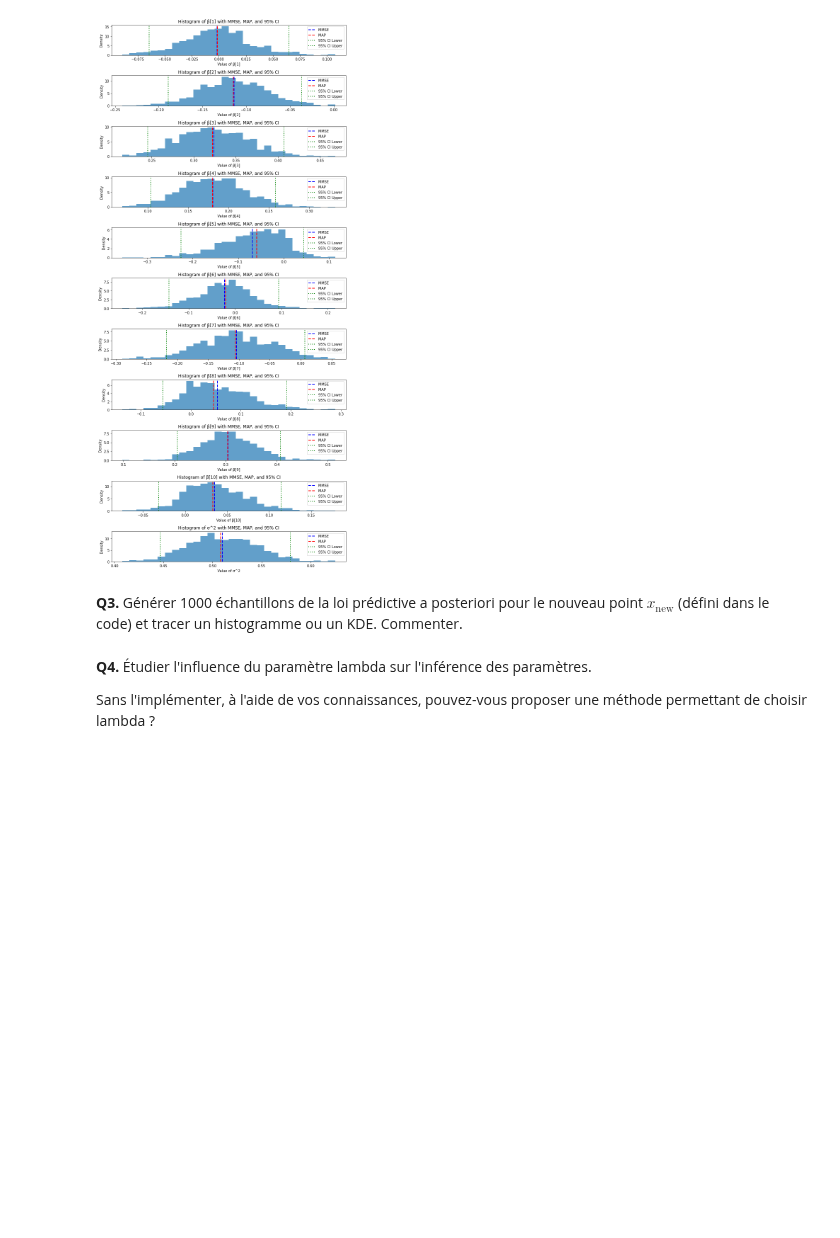
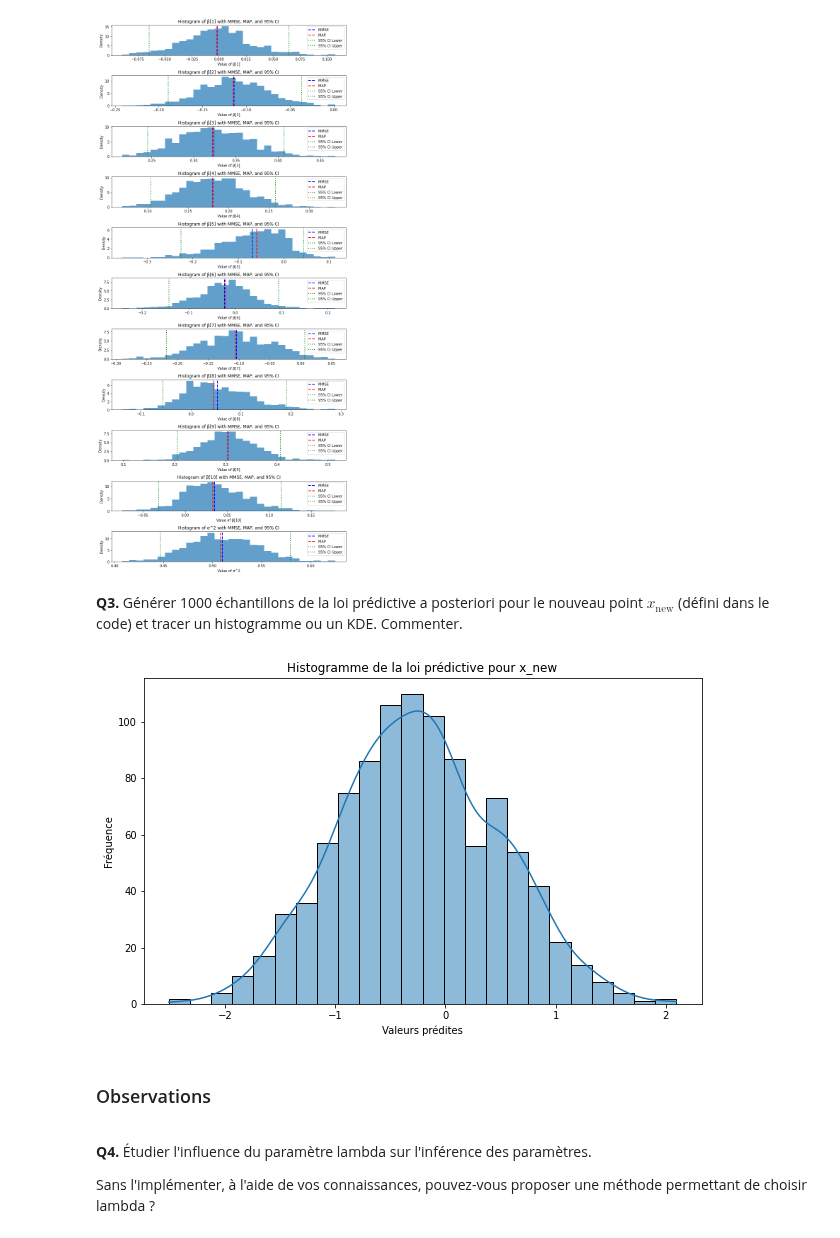
Before and after one commit to benech17/Estimation-SDIA, a Jupyter notebook: tp2b-blr_Benichou_Bonnefoy.ipynb, the cells around one changed output. Saved outputs shown, nothing was run; the diff lists cells and outputs as text; code cells hidden in the pictures; blank space fills up the shorter version.

```diff
--- a/tp2b-blr_Benichou_Bonnefoy.ipynb
+++ b/tp2b-blr_Benichou_Bonnefoy.ipynb
@@ -223,7 +223,7 @@ for i in range(num_params):
     ax.axvline(map_estimates[i], color='red', linestyle='dashed', linewidth=2, label='MAP')
     ax.axvline(credibility_intervals[i][0], color='green', linestyle='dotted', linewidth=2, label='95% CI Lower')
     ax.axvline(credibility_intervals[i][1], color='green', linestyle='dotted', linewidth=2, label='95% CI Upper')
-    ax.set_title(f"Histogram of {param_names[i]} with MMSE, MAP, and 95% CI")
+    ax.set_title(f"Histogramme de {param_names[i]} avec MMSE, MAP, et Intervalle de crédibilité à95%")
     ax.set_xlabel(f"Value of {param_names[i]}")
     ax.set_ylabel("Density")
     ax.legend()
@@ -244,3 +237,25 @@ x_new = np.array([ 1.41145807,  1.06548848,  0.30006161,  0.45984057, -0.5247572
+# %%
+import seaborn as sns
+
+x_new = np.array([ 1.41145807,  1.06548848,  0.30006161,  0.45984057, -0.52475728,
+       -1.70643289,  1.02259953,  1.49710409, -1.25030999,  0.84817082])
+
+# Générer 1000 échantillons de la loi prédictive a posteriori pour x_new
+predictive_samples = np.array([np.dot(x_new, samples[i, :-1]) + np.random.normal(0, np.sqrt(samples[i, -1]))for i in range(Ng)])
+
+# Tracer un histogramme ou un KDE des échantillons prédictifs
+plt.figure(figsize=(10, 6))
+sns.histplot(predictive_samples, kde=True)
+plt.title("Histogramme de la loi prédictive pour x_new")
+plt.xlabel("Valeurs prédites")
+plt.ylabel("Fréquence")
+plt.show()
+# %% [output]
+[figure, added]
+# %% [markdown]
+### Observations
+>
+>
 # %% [markdown]
 **Q4.** Étudier l'influence du paramètre lambda sur l'inférence des paramètres.
 
```
Also changed, not shown: parts of 4 cells of this notebook.
